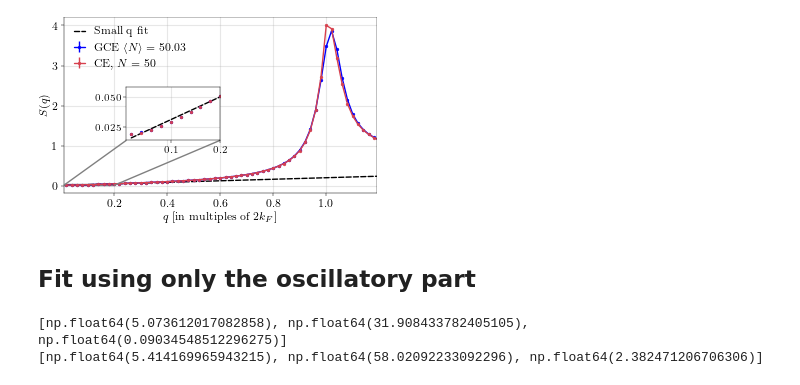
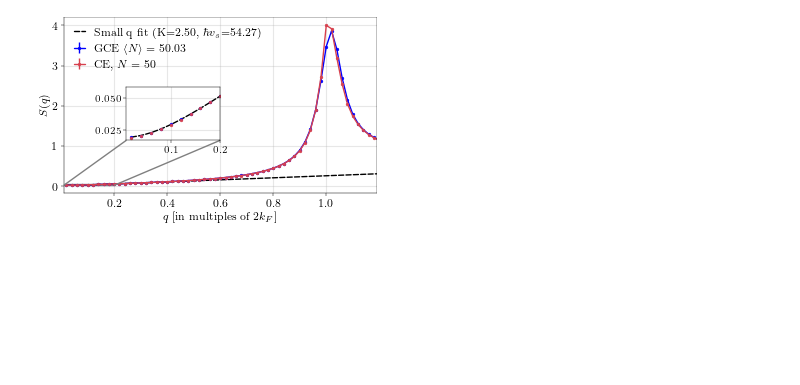
Before and after one commit to DelMaestroGroup/papers-code-ParticleFluctuations, a Jupyter notebook: src/OneDimHe.ipynb, the cells around one changed output. Drawn from its saved outputs; the diff is of its cells as text; code cells hidden in the pictures; blank space fills up the shorter version.

```diff
--- a/src/OneDimHe.ipynb
+++ b/src/OneDimHe.ipynb
@@ -38,0 +44,21 @@ print(K_Fit)
+# %%
+#Fit S(q) to the correct form
+Sq_fit_func = lambda q,K,v: Sfirstterm(q,K,v,L,T,1,rho)
+popt, pcov = curve_fit(Sq_fit_func, np.abs(qarr[:11]), Sqgc[:11], p0=[5,10])
+fitted_params = popt
+Kfit = popt[0]
+vfit = popt[1]
+
+print(Kfit,vfit,np.pi * rho * Kfit * np.sqrt(24.24*2),np.sqrt(vfit * Kfit),np.pi * rho * np.sqrt(24.24*2))
+
+K_vals = np.linspace(0.5, 10, 50)
+v_vals = np.linspace(5, 100, 50)
+chi2 = chi2_surface_twop(Sq_fit_func, np.abs(qarr[:11]), K_vals, v_vals, Sqgc[:11])
+
+
+K_grid, v_grid = np.meshgrid(K_vals, v_vals, indexing="ij")
+plt.pcolor(K_grid, v_grid, chi2,cmap='inferno',norm=LogNorm())
+#plt.plot(K_vals, np.pi * rho * np.sqrt(24.24*2)/K_vals, color='white', linewidth=2, linestyle='--')
+plt.colorbar()
+plt.xlabel(r'$K$')
+plt.ylabel(r'$v_s$')
@@ -39,30 +87,30 @@ print(K_Fit)
 # %%
 with plt.style.context('../include/aps.mplstyle'):
     figsize = plt.rcParams['figure.figsize']
     fig, ax = plt.subplots(constrained_layout=True, figsize=(figsize[0],figsize[1]))
     ax.errorbar(qarr,Sqgc, yerr=Sqgc_err,marker='o',color='b',label=r'GCE $\langle N\rangle = 50.03$')
     ax.errorbar(qarr,Sqc, yerr=Sqc_err,marker='o',color='#D7414E',label=r'CE, $N = 50$')
-    ax.plot(qarr,qarr/K_Fit + coeffs[1],'k--',label='Small q fit')
+    ax.plot(np.abs(qarr), Sq_fit_func(np.abs(qarr), *fitted_params),
+             label=rf"Small q fit (K={fitted_params[0]:.2f}, $\hbar v_s$={fitted_params[1]:.2f})", color="k", linestyle='--')
     axins = ax.inset_axes([0.2, 0.3, 0.3, 0.3])
     axins.errorbar(qarr[:11],Sqgc[:11], yerr=Sqgc_err[:11],marker='o',linestyle='None',color='b')
     axins.errorbar(qarr[:11],Sqc[:11], yerr=Sqgc_err[:11],marker='o',linestyle='None',color='#D7414E')
-    axins.plot(qarr[:11],qarr[:11]/K_Fit + coeffs[1],'k--')
+    axins.plot(np.abs(qarr[:11]), Sq_fit_func(np.abs(qarr[:11]), *fitted_params),
+             label=rf"Fit to my formula (K={fitted_params[0]:.2f}, $v_s$={fitted_params[1]:.2f})", color="k", linestyle='--')
     mark_inset(ax, axins, loc1=3, loc2=4, fc="none", ec="0.5")
     #axins.set_ylim(-1,1)
     axins.set_xlim(0.01,0.2)
     #axins.set_ylabel(r'$S(q)$')
     #axins.set_xlabel(r'$q$ [in multiples of $2k_F$]')
     axins.tick_params(labelsize=7)
     axins.grid(True, alpha=0.3)
     ax.set_xlabel(r'$q$ [in multiples of $2k_F$]')
     ax.set_ylabel(r'$S(q)$')
     ax.legend(loc = 2)
     ax.set_xlim(0.01,1.19)
     #ax.set_ylim(3,4)
     ax.grid(True, alpha=0.3)
     plt.savefig('../figures/1DHeStrucFac.pdf')
     plt.show()
 # %% [output]
-[figure, old version]
+[figure, new version]
-# %% [markdown]
-## Fit using only the oscillatory part
@@ -77,12 +116,0 @@ grandcanonical_fit_funcosc = lambda x, K, v, A: grandcanonical_osc(x,K,v,A, L,T,
-# %%
-popt, pcov = curve_fit(grandcanonical_fit_funcosc, pair_gc[150:,0], amp_gc[150:], p0=[5.2, 35, 0.05], bounds=([1, 25,0], [10.0, 100,1]))
-K, v_s,A = popt
-gc_fitp = [K,v_s,A]
-print(gc_fitp )
-popt, pcov = curve_fit(canonical_fit_funcosc, pair_gc[150:,0], amp_gc[150:], p0=[6.0, 60, 0.05], bounds=([1.0, 10,0], [20, 100,10]))
-K, v_s,A = popt
-c_fitp = [K,v_s,A]
-print(c_fitp)
-# %% [output]
-[np.float64(5.073612017082858), np.float64(31.908433782405105), np.float64(0.09034548512296275)]
-[np.float64(5.414169965943215), np.float64(58.02092233092296), np.float64(2.382471206706306)]
```
Also changed, not shown: parts of 11 cells of this notebook, 10 other files.
